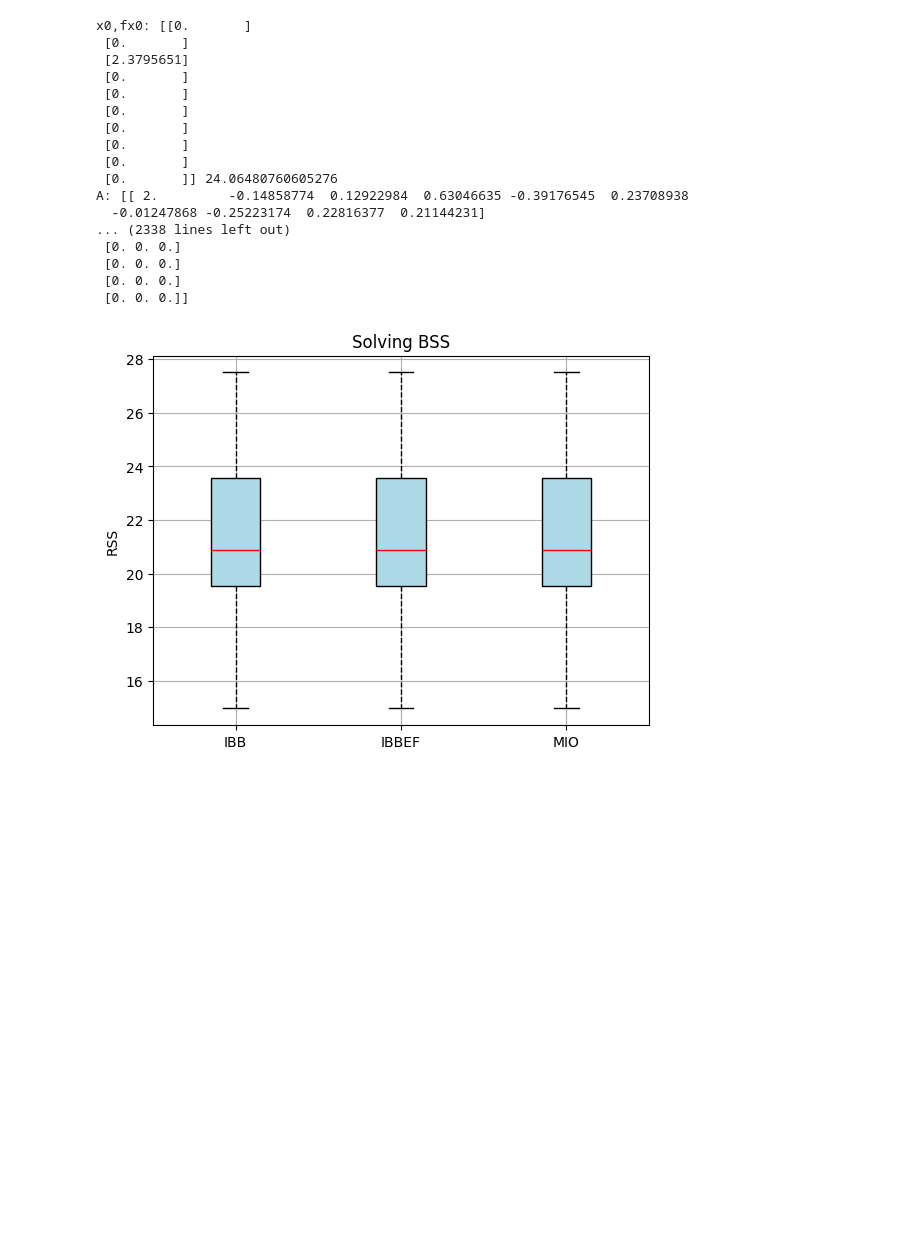
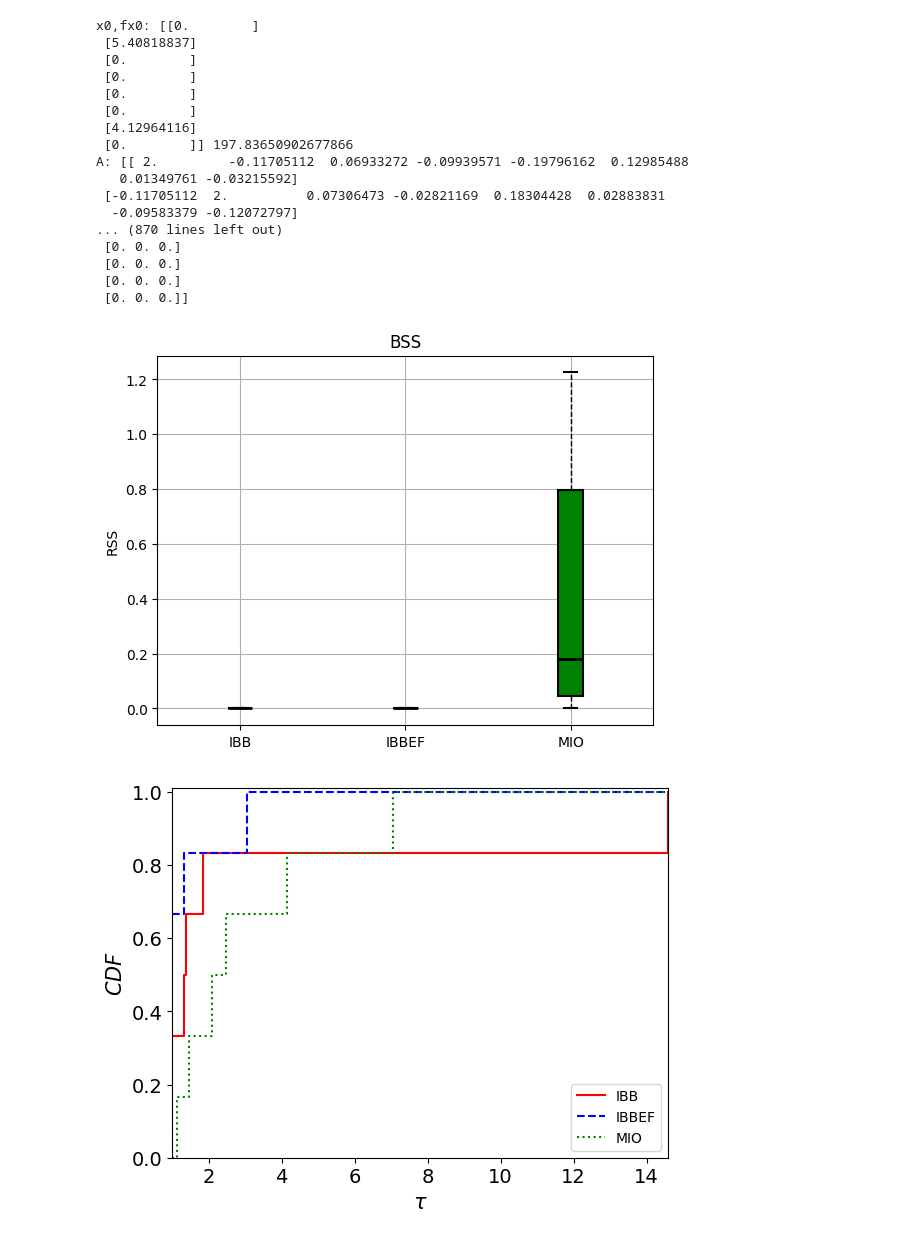
Before and after one commit to vikrasingh/ibbef-ccqo, a Jupyter notebook: testexamples.ipynb, the cells around one changed output. Drawn from its saved outputs; the diff is of its cells as text; code cells hidden in the pictures; blank space fills up the shorter version.

```diff
--- a/testexamples.ipynb
+++ b/testexamples.ipynb
@@ -2,19 +2,23 @@
 
 import numpy as np
 from scipy import linalg
+import pandas as pd
 import testalg
 import matplotlib.pyplot as plt
+import utility.perprof as perprof
+import utility.boxplot as boxplot
+import utility.relgap as relgap
 
 num_dim=3   # no. of examples of different dimensions
-dim_egs=np.array([15,20,25])  # dimension of examples
+dim_egs=np.array([8,10,12])  # dimension of examples
 num_data_pts=np.array([200,200,200])
-num_k_values=5
-k_values=np.array([2,4,6,8,10])
+num_k_values=2
+k_values=np.array([2,4])
 s0_values=5*np.ones(num_dim,dtype=int) # no. of nonzero values in b0
 num_instances=1           # no. of instances to run for each example
 alg_flag=np.array([1, 1, 1]) # =1 include in testing, =0 do not include
 num_alg=3
-b0_type=1   # to generate the true coefficient vector b0
+b0_type=3   # to generate the true coefficient vector b0
 
 # initialize the arrays to save the final output
 rss=np.zeros( (num_dim*num_k_values,num_alg) )
@@ -37,54 +41,49 @@ for i in range(num_dim):
         b0[0:s0]=1 # make first s0 entries 1
     elif b0_type==3: # example 3
         b0=np.zeros(p)
         i0 = np.random.randint(0,p,s0).astype(int) # pick s0 random indices to make nonzero
         j0 = np.random.randint(1,5,s0) # pick s0 random integers b/w 1 and 5
         b0[i0]=j0
 
     b0 = np.reshape(b0, (-1,1)) # make it a col array
 
     # run the algorithms and save the output
     for j in range(num_k_values): # for each k value, run the alg
 
         k = k_values[j]
         stop_flag_each_alg, cpu_time_each_alg, rss_each_alg=testalg.main(p,n,k,b0,mu,sigma,num_instances,num_alg,alg_flag)
         rss[j+i*num_k_values,:]=rss_each_alg
         cpu_time[j+i*num_k_values,:]=cpu_time_each_alg
         stop_flag[j+i*num_k_values,:]=stop_flag_each_alg
 
 
 # save the output in .pkl file
 print('rss:',rss)
 print('cpu:',cpu_time)
 print('stop_flag:',stop_flag)
 
 # create box plots
-plt.boxplot(rss,patch_artist=True,
-            boxprops=dict(facecolor='lightblue'),
-            medianprops=dict(color='red'),
-            whiskerprops=dict(linestyle='--'))
-#plt.xlabel('Algorithms')
-plt.ylabel('RSS')
-plt.title('Solving BSS')
-plt.grid(True)
-plt.xticks([1, 2, 3], ["IBB","IBBEF", "MIO"])
-plt.show() # show the plot
+boxplot.main(relgap.main(rss))
+
+# create a performance profile of CPU time data
+perprof.main(cpu_time,linespecs=['r-', 'b--','g:'],legendnames=['IBB','IBBEF', 'MIO'])
 # %% [output]
-x0,fx0: [[0.       ]
- [0.       ]
- [2.3795651]
- [0.       ]
- [0.       ]
- [0.       ]
- [0.       ]
- [0.       ]
- [0.       ]
- [0.       ]] 24.06480760605276
-A: [[ 2.         -0.14858774  0.12922984  0.63046635 -0.39176545  0.23708938
-  -0.01247868 -0.25223174  0.22816377  0.21144231]
-... (2338 lines left out)
+x0,fx0: [[0.        ]
+ [5.40818837]
+ [0.        ]
+ [0.        ]
+ [0.        ]
+ [0.        ]
+ [4.12964116]
+ [0.        ]] 197.83650902677866
+A: [[ 2.         -0.11705112  0.06933272 -0.09939571 -0.19796162  0.12985488
+   0.01349761 -0.03215592]
+ [-0.11705112  2.          0.07306473 -0.02821169  0.18304428  0.02883831
+  -0.09583379 -0.12072797]
+... (870 lines left out)
  [0. 0. 0.]
  [0. 0. 0.]
  [0. 0. 0.]
  [0. 0. 0.]]
-[figure, old version]
+[figure, new version]
+[figure, added]
```
Also changed, not shown: 12 other files.
